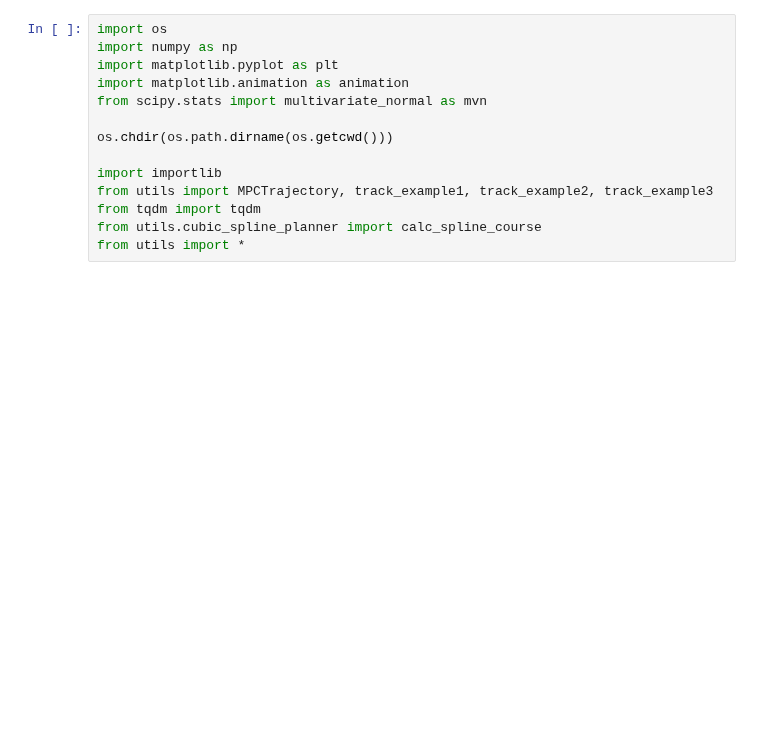
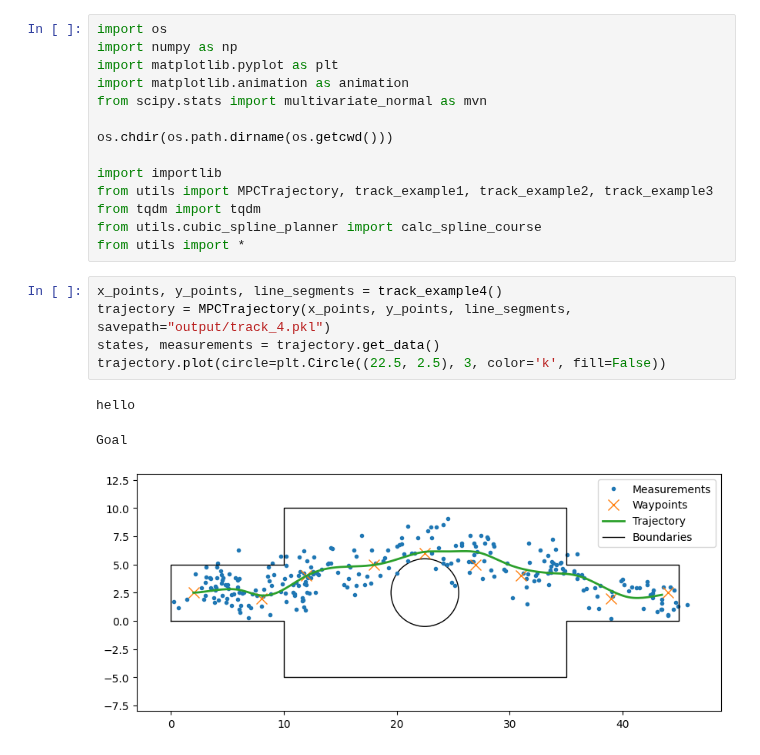
Before and after one commit to AndersGMadsen/bayesian-state-space-models, a Jupyter notebook: demos/tracks.ipynb, the cells around one changed output. Saved outputs shown, nothing was run; the diff lists cells and outputs as text; blank space fills up the shorter version.

```diff
--- a/demos/tracks.ipynb
+++ b/demos/tracks.ipynb
@@ -12,6 +12,15 @@ from utils import MPCTrajectory, track_example1, track_example2, track_example3
 from tqdm import tqdm
 from utils.cubic_spline_planner import calc_spline_course
 from utils import *
+# %%
+x_points, y_points, line_segments = track_example4()
+trajectory = MPCTrajectory(x_points, y_points, line_segments, savepath="output/track_4.pkl")
+states, measurements = trajectory.get_data()
+trajectory.plot(circle=plt.Circle((22.5, 2.5), 3, color='k', fill=False))
+# %% [output]
+hello
+Goal
+[figure, added]
 # %%
 x_points, y_points, line_segments = track_example1()
 trajectory = MPCTrajectory(x_points, y_points, line_segments, savepath="output/track_1.pkl")
```
Also changed, not shown: parts of 3 cells of this notebook, 10 other files.
